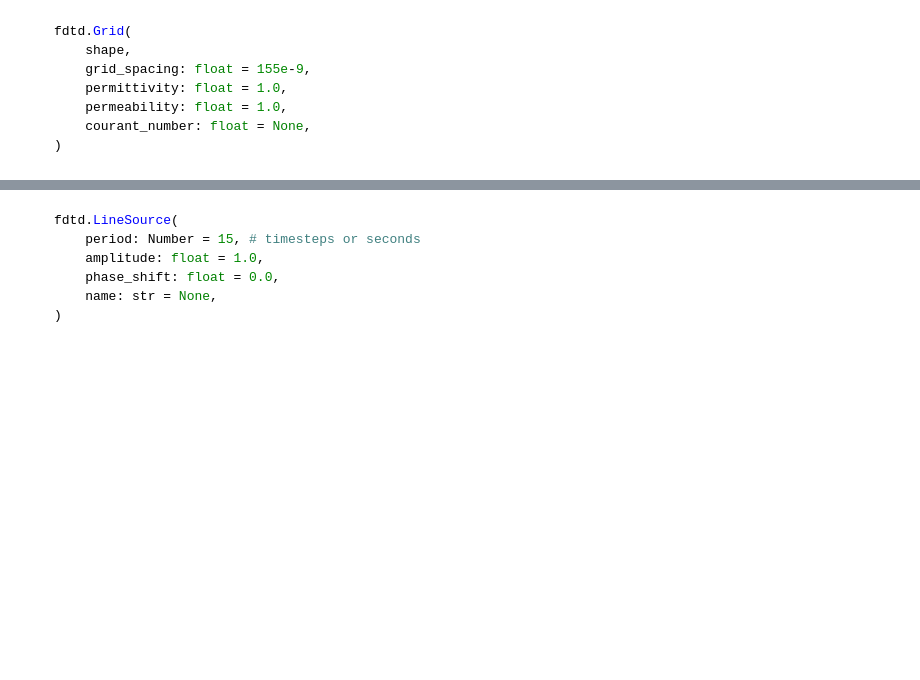
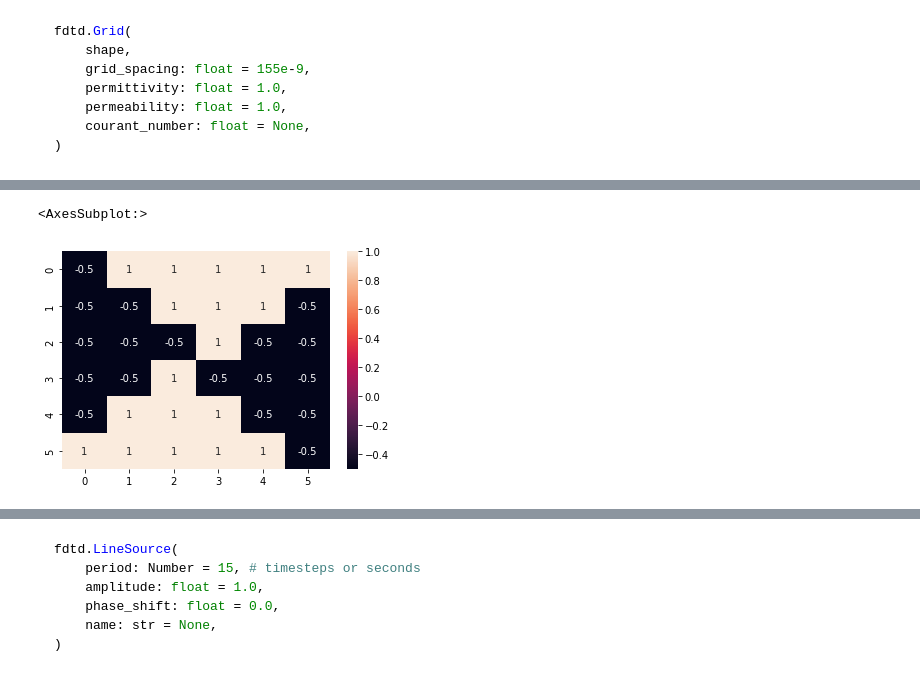
Before and after one commit to tornikeo/fe_vortex_optic_gates, a Jupyter notebook: fdtd-simulation.ipynb, the cells around one changed output, grey strips where cells are left out. Drawn from its saved outputs; the diff is of its cells as text; code cells hidden in the pictures; blank space fills up the shorter version.

```diff
--- a/fdtd-simulation.ipynb
+++ b/fdtd-simulation.ipynb
@@ -50,0 +96,16 @@ fdtd.Grid(
+# %%
+def eps_fun(phi):
+    k = 1.5
+    eps_1 = 1 - k * np.sin(phi)**2
+    eps_2 = k * np.sin(phi) * np.cos(phi)
+    eps_3 = 1 - k * np.cos(phi)**2
+#     eps = np.array([
+#         [eps_1,eps_2],
+#         [eps_2, eps_3]
+#     ])
+    eps = np.stack([eps_1,eps_2,eps_3],2)
+    eps = eps.astype('float32')
+    return eps
+
+
+vortex_eps = eps_fun(vortex)
@@ -50,0 +120,6 @@ fdtd.Grid(
+# %%
+import seaborn as sns
+sns.heatmap(vortex_eps[...,0],annot=True)
+# %% [output]
+<AxesSubplot:>
+[figure, added]
```
Also changed, not shown: parts of 26 cells of this notebook.
